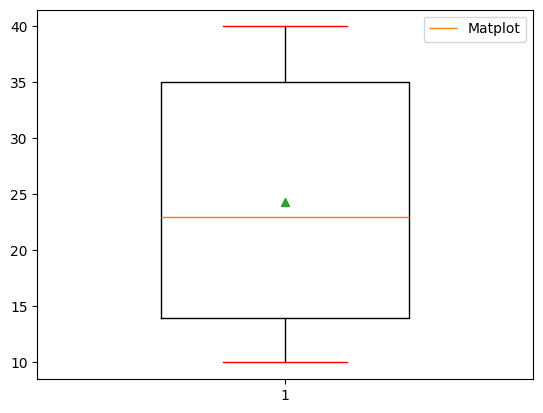
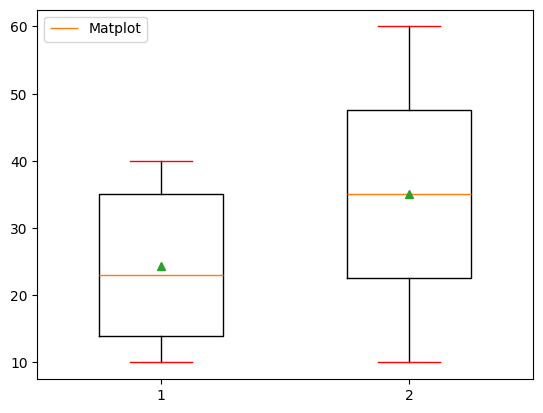
The notebook cell's code change between the first figure and the second:
--- before
+++ after
@@ -3,6 +3,8 @@
 x = [20,40,26,38,10,12]
 
+y= [10,20,30,40,50,60]
 
-plt.boxplot(x,label = "Matplot",vert = True,widths = 0.5 , showmeans= True, sym = "g+",capprops = dict(color = "r"))
+z = [x,y]
+plt.boxplot(z,label = "Matplot",vert = True,widths = 0.5 , showmeans= True, sym = "g+",capprops = dict(color = "r"))
 
 plt.legend()

Commit: Add files via upload